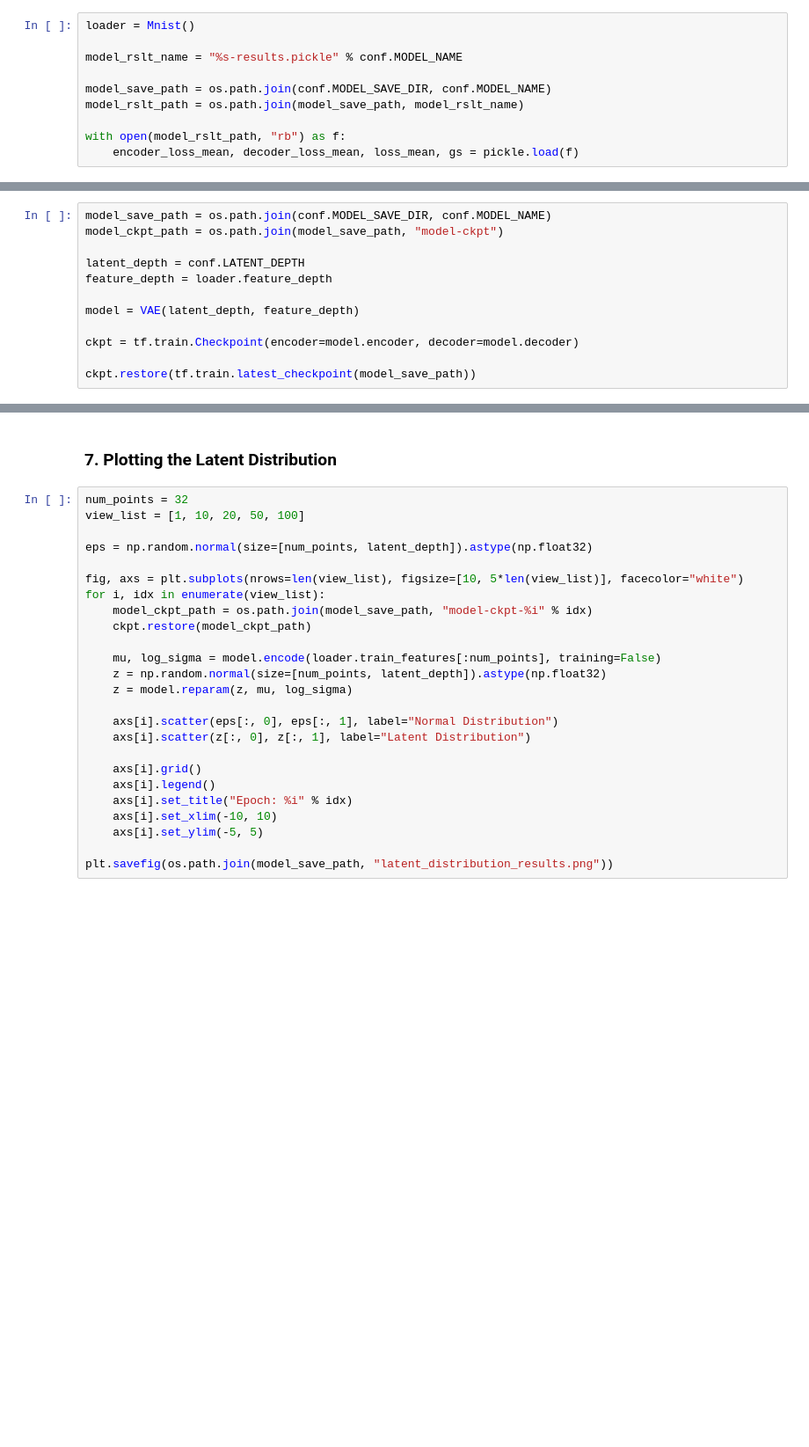
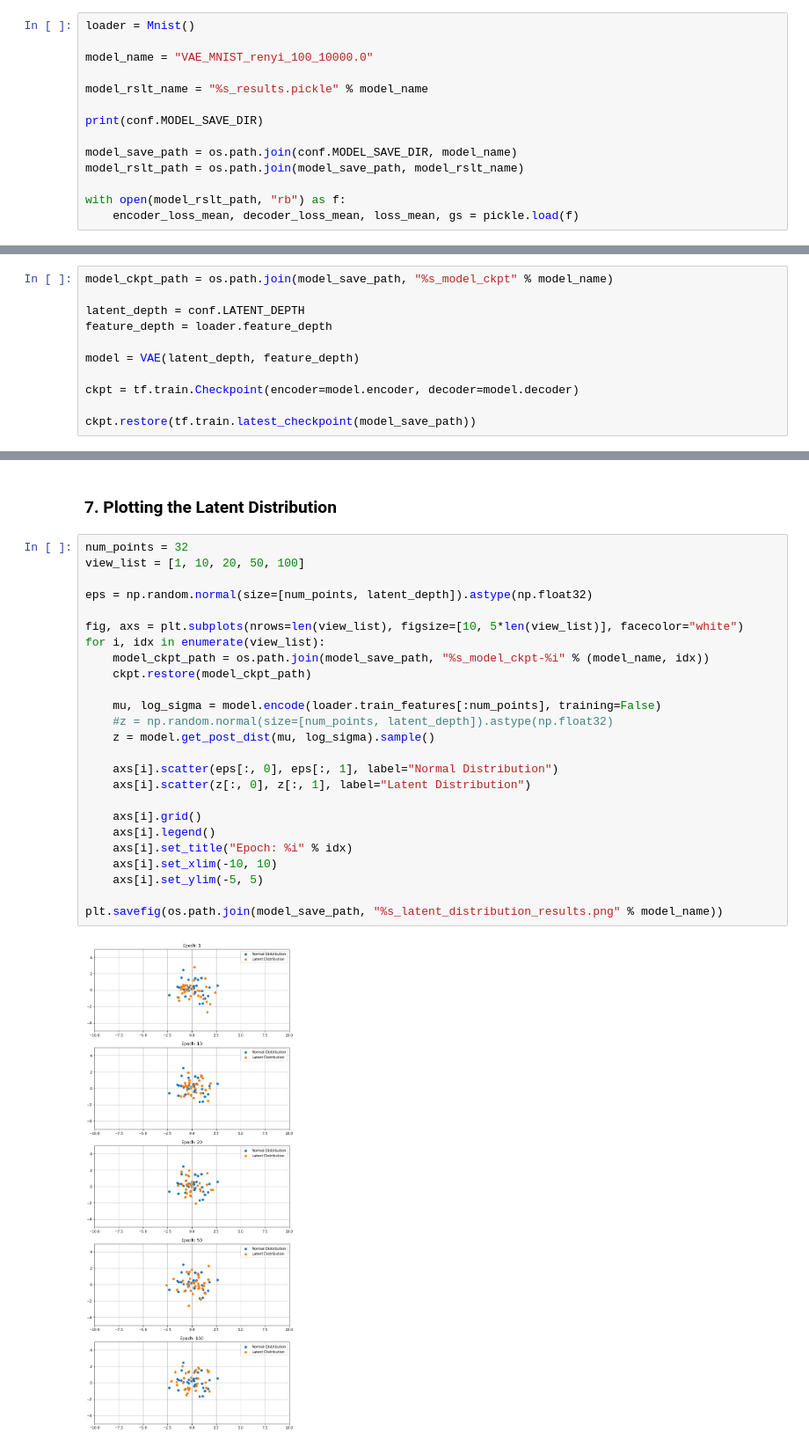
Before and after one commit to Orman-Grandclaw/VAE-tensorflow2, a Jupyter notebook: result_plot.ipynb, the cells around one changed output, grey strips where cells are left out. Shown: that part at 88% size. Saved outputs shown, nothing was run; the diff lists cells and outputs as text; blank space fills up the shorter version.

```diff
--- a/result_plot.ipynb
+++ b/result_plot.ipynb
@@ -17,9 +17,13 @@ from models.vae import VAE
 # %%
 loader = Mnist()
 
-model_rslt_name = "%s-results.pickle" % conf.MODEL_NAME
+model_name = "VAE_MNIST_renyi_100_10000.0"
 
-model_save_path = os.path.join(conf.MODEL_SAVE_DIR, conf.MODEL_NAME)
+model_rslt_name = "%s_results.pickle" % model_name
+
+print(conf.MODEL_SAVE_DIR)
+
+model_save_path = os.path.join(conf.MODEL_SAVE_DIR, model_name)
 model_rslt_path = os.path.join(model_save_path, model_rslt_name)
 
 with open(model_rslt_path, "rb") as f:
@@ -59,8 +67,7 @@ plt.savefig(os.path.join(model_save_path, "image_generation_results.png"))
 # %% [markdown]
 ### 5. Loading Ckeckpoint
 # %%
-model_save_path = os.path.join(conf.MODEL_SAVE_DIR, conf.MODEL_NAME)
-model_ckpt_path = os.path.join(model_save_path, "model-ckpt")
+model_ckpt_path = os.path.join(model_save_path, "%s_model_ckpt" % model_name)
 
 latent_depth = conf.LATENT_DEPTH
 feature_depth = loader.feature_depth
@@ -87,25 +98,27 @@ plt.savefig(os.path.join(model_save_path, "randomly_generated_images.png"))
 # %%
 num_points = 32
 view_list = [1, 10, 20, 50, 100]
 
 eps = np.random.normal(size=[num_points, latent_depth]).astype(np.float32)
 
 fig, axs = plt.subplots(nrows=len(view_list), figsize=[10, 5*len(view_list)], facecolor="white")
 for i, idx in enumerate(view_list):
-    model_ckpt_path = os.path.join(model_save_path, "model-ckpt-%i" % idx)
+    model_ckpt_path = os.path.join(model_save_path, "%s_model_ckpt-%i" % (model_name, idx))
     ckpt.restore(model_ckpt_path)
 
     mu, log_sigma = model.encode(loader.train_features[:num_points], training=False)
-    z = np.random.normal(size=[num_points, latent_depth]).astype(np.float32)
-    z = model.reparam(z, mu, log_sigma)
+    #z = np.random.normal(size=[num_points, latent_depth]).astype(np.float32)
+    z = model.get_post_dist(mu, log_sigma).sample()
 
     axs[i].scatter(eps[:, 0], eps[:, 1], label="Normal Distribution")
     axs[i].scatter(z[:, 0], z[:, 1], label="Latent Distribution")
 
     axs[i].grid()
     axs[i].legend()
     axs[i].set_title("Epoch: %i" % idx)
     axs[i].set_xlim(-10, 10)
     axs[i].set_ylim(-5, 5)
 
-plt.savefig(os.path.join(model_save_path, "latent_distribution_results.png"))
+plt.savefig(os.path.join(model_save_path, "%s_latent_distribution_results.png" % model_name))
+# %% [output]
+[figure, added]
```
Also changed, not shown: parts of 5 cells of this notebook, 3 other files.
